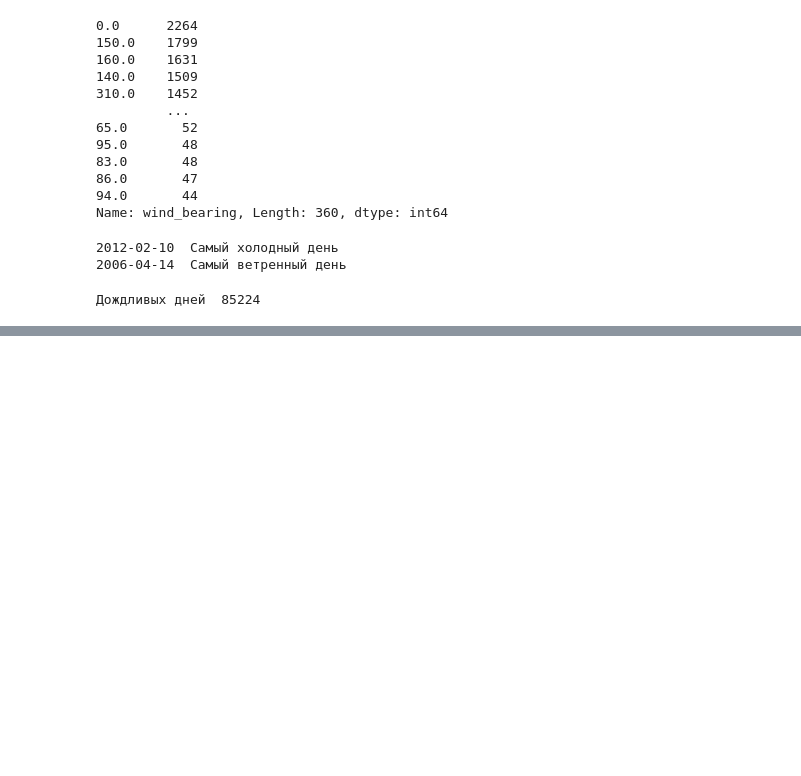
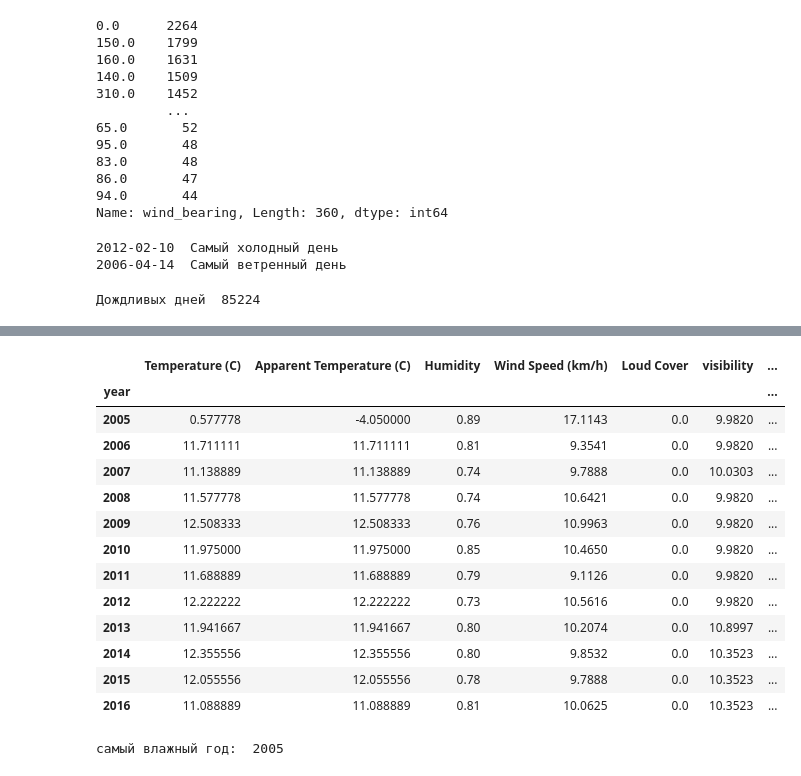
Before and after one commit to DmitryKutsev/ml_hw, a Jupyter notebook: hw1.ipynb, the cells around one changed output, grey strips where cells are left out. Saved outputs shown, nothing was run; the diff lists cells and outputs as text; code cells hidden in the pictures; blank space fills up the shorter version.

```diff
--- a/hw1.ipynb
+++ b/hw1.ipynb
@@ -77,0 +124,22 @@ print("Дождливых дней ", rainy_days)
+# %%
+grouped_year = weather_hist.groupby(['year']).aggregate(np.median)
+grouped_year
+# %% [output]
+|  | Temperature (C) | Apparent Temperature (C) | Humidity | Wind Speed (km/h) | Loud Cover | visibility | ... |
+| year |  |  |  |  |  |  | ... |
+| 2005 | 0.577778 | -4.050000 | 0.89 | 17.1143 | 0.0 | 9.9820 | ... |
+| 2006 | 11.711111 | 11.711111 | 0.81 | 9.3541 | 0.0 | 9.9820 | ... |
+| 2007 | 11.138889 | 11.138889 | 0.74 | 9.7888 | 0.0 | 10.0303 | ... |
+| 2008 | 11.577778 | 11.577778 | 0.74 | 10.6421 | 0.0 | 9.9820 | ... |
+| 2009 | 12.508333 | 12.508333 | 0.76 | 10.9963 | 0.0 | 9.9820 | ... |
+| 2010 | 11.975000 | 11.975000 | 0.85 | 10.4650 | 0.0 | 9.9820 | ... |
+| 2011 | 11.688889 | 11.688889 | 0.79 | 9.1126 | 0.0 | 9.9820 | ... |
+| 2012 | 12.222222 | 12.222222 | 0.73 | 10.5616 | 0.0 | 9.9820 | ... |
+| 2013 | 11.941667 | 11.941667 | 0.80 | 10.2074 | 0.0 | 10.8997 | ... |
+| 2014 | 12.355556 | 12.355556 | 0.80 | 9.8532 | 0.0 | 10.3523 | ... |
+| 2015 | 12.055556 | 12.055556 | 0.78 | 9.7888 | 0.0 | 10.3523 | ... |
+| 2016 | 11.088889 | 11.088889 | 0.81 | 10.0625 | 0.0 | 10.3523 | ... |
+# %%
+print("самый влажный год: ", grouped_year['Humidity'].idxmax())
+# %% [output]
+самый влажный год:  2005
```
Also changed, not shown: parts of 8 cells of this notebook.
